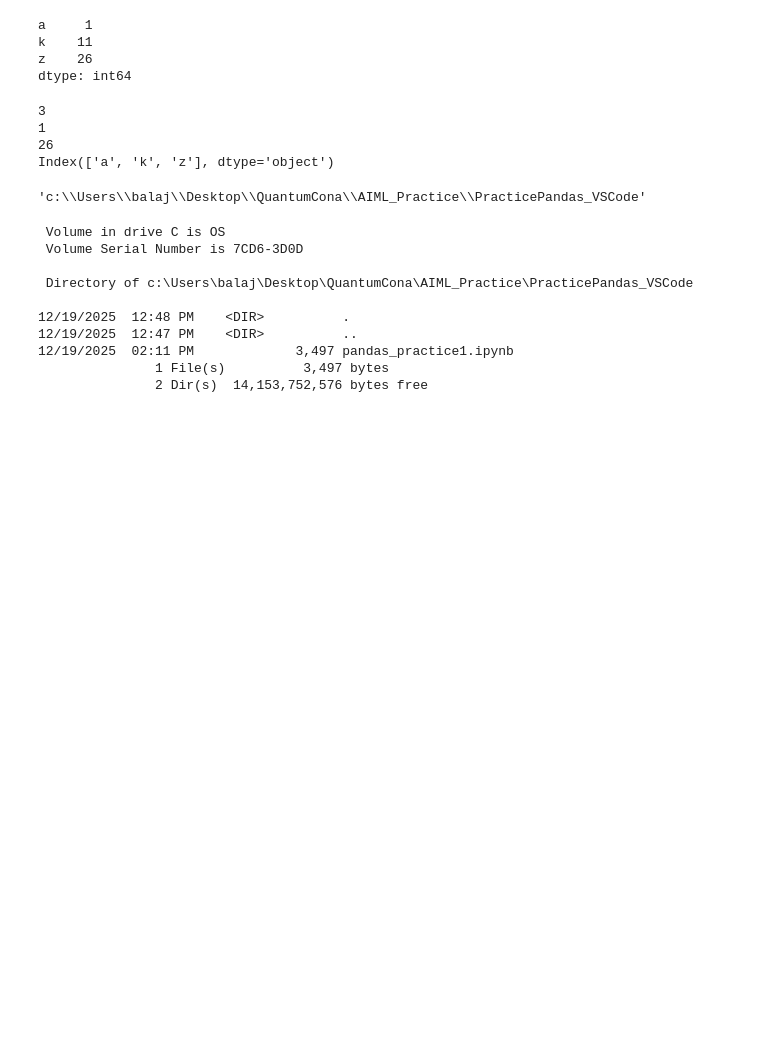
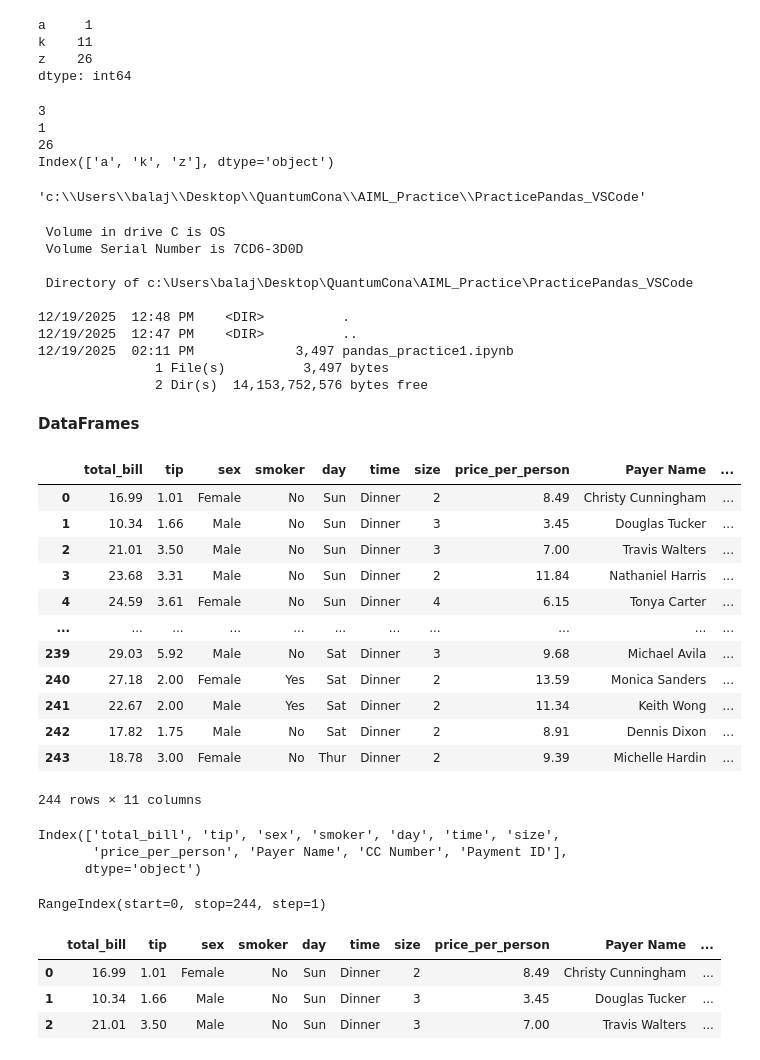
Before and after one commit to balaji-qc/AIML_Practice, a Jupyter notebook: PracticePandas_VSCode/pandas_practice1.ipynb, the cells around one changed output. Saved outputs shown, nothing was run; the diff lists cells and outputs as text; code cells hidden in the pictures; blank space fills up the shorter version.

```diff
--- a/PracticePandas_VSCode/pandas_practice1.ipynb
+++ b/PracticePandas_VSCode/pandas_practice1.ipynb
@@ -57,3 +58,40 @@ ls
 12/19/2025  02:11 PM             3,497 pandas_practice1.ipynb
                1 File(s)          3,497 bytes
                2 Dir(s)  14,153,752,576 bytes free
+# %% [markdown]
+**DataFrames**
+# %%
+df=pd.read_csv("tips.csv")
+# %%
+df
+# %% [output]
+|  | total_bill | tip | sex | smoker | day | time | size | price_per_person | Payer Name | ... |
+| 0 | 16.99 | 1.01 | Female | No | Sun | Dinner | 2 | 8.49 | Christy Cunningham | ... |
+| 1 | 10.34 | 1.66 | Male | No | Sun | Dinner | 3 | 3.45 | Douglas Tucker | ... |
+| 2 | 21.01 | 3.50 | Male | No | Sun | Dinner | 3 | 7.00 | Travis Walters | ... |
+| 3 | 23.68 | 3.31 | Male | No | Sun | Dinner | 2 | 11.84 | Nathaniel Harris | ... |
+| 4 | 24.59 | 3.61 | Female | No | Sun | Dinner | 4 | 6.15 | Tonya Carter | ... |
+| ... | ... | ... | ... | ... | ... | ... | ... | ... | ... | ... |
+| 239 | 29.03 | 5.92 | Male | No | Sat | Dinner | 3 | 9.68 | Michael Avila | ... |
+| 240 | 27.18 | 2.00 | Female | Yes | Sat | Dinner | 2 | 13.59 | Monica Sanders | ... |
+| 241 | 22.67 | 2.00 | Male | Yes | Sat | Dinner | 2 | 11.34 | Keith Wong | ... |
+| 242 | 17.82 | 1.75 | Male | No | Sat | Dinner | 2 | 8.91 | Dennis Dixon | ... |
+| 243 | 18.78 | 3.00 | Female | No | Thur | Dinner | 2 | 9.39 | Michelle Hardin | ... |
+244 rows × 11 columns
+# %%
+df.columns      #to retrieve the columns
+# %% [output]
+Index(['total_bill', 'tip', 'sex', 'smoker', 'day', 'time', 'size',
+       'price_per_person', 'Payer Name', 'CC Number', 'Payment ID'],
+      dtype='object')
+# %%
+df.index    #it tells the index
+# %% [output]
+RangeIndex(start=0, stop=244, step=1)
+# %%
+df.head(3)      #First 3 columns(default 5)
+# %% [output]
+|  | total_bill | tip | sex | smoker | day | time | size | price_per_person | Payer Name | ... |
+| 0 | 16.99 | 1.01 | Female | No | Sun | Dinner | 2 | 8.49 | Christy Cunningham | ... |
+| 1 | 10.34 | 1.66 | Male | No | Sun | Dinner | 3 | 3.45 | Douglas Tucker | ... |
+| 2 | 21.01 | 3.50 | Male | No | Sun | Dinner | 3 | 7.00 | Travis Walters | ... |
```
Also changed, not shown: parts of 34 cells of this notebook, 2 other files.
